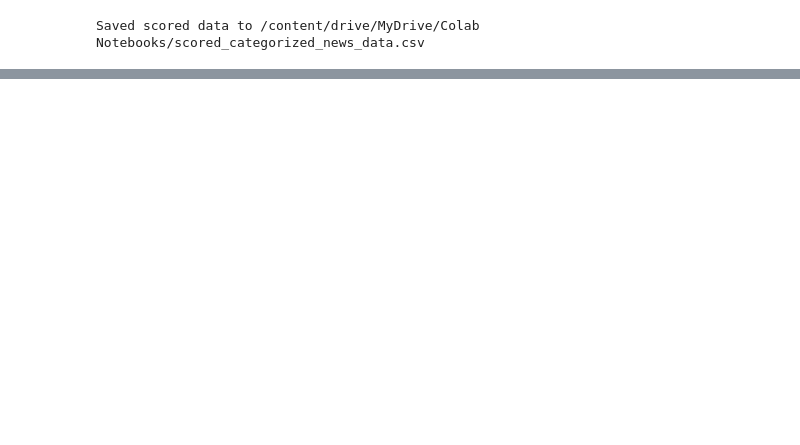
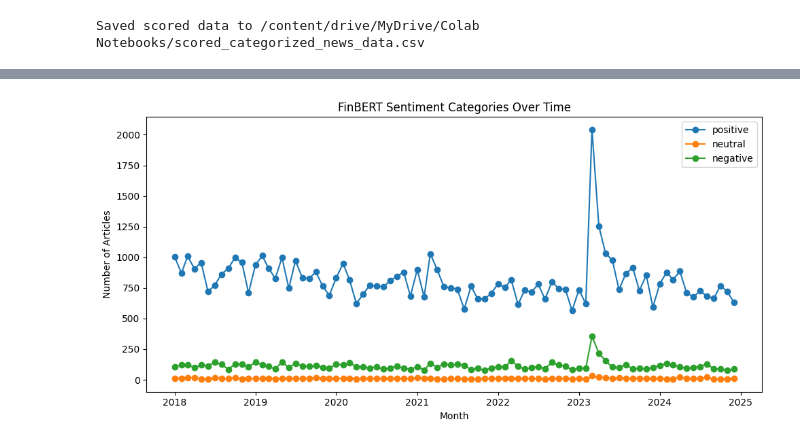
Before and after one commit to mkcakmak/multimodel-financial-time-series-with-sentiment, a Jupyter notebook: noteebooks/06_sentiment_categorized_news.ipynb, the cells around one changed output, grey strips where cells are left out. Cells and saved outputs as stored; diff of their text form; code cells hidden in the pictures; blank space fills up the shorter version.

```diff
--- a/noteebooks/06_sentiment_categorized_news.ipynb
+++ b/noteebooks/06_sentiment_categorized_news.ipynb
@@ -291,0 +320,24 @@ tmp.head(20)
+# %%
+tmp2 = tmp.copy()
+tmp2["date"] = pd.to_datetime(tmp2["date"])
+tmp2["month"] = tmp2["date"].dt.to_period("M").dt.to_timestamp()
+
+sent_month = (
+    tmp2.groupby(["month", "sent_cat_finbert"])
+        .size()
+        .reset_index(name="count")
+)
+
+plt.figure(figsize=(10,5))
+for cat in ["positive","neutral","negative"]:
+    sub = sent_month[sent_month["sent_cat_finbert"] == cat]
+    plt.plot(sub["month"], sub["count"], marker="o", label=cat)
+
+plt.title("FinBERT Sentiment Categories Over Time")
+plt.xlabel("Month")
+plt.ylabel("Number of Articles")
+plt.legend()
+plt.tight_layout()
+plt.show()
+# %% [output]
+[figure, added]
```
Also changed, not shown: parts of 14 cells of this notebook, 2 other files.
